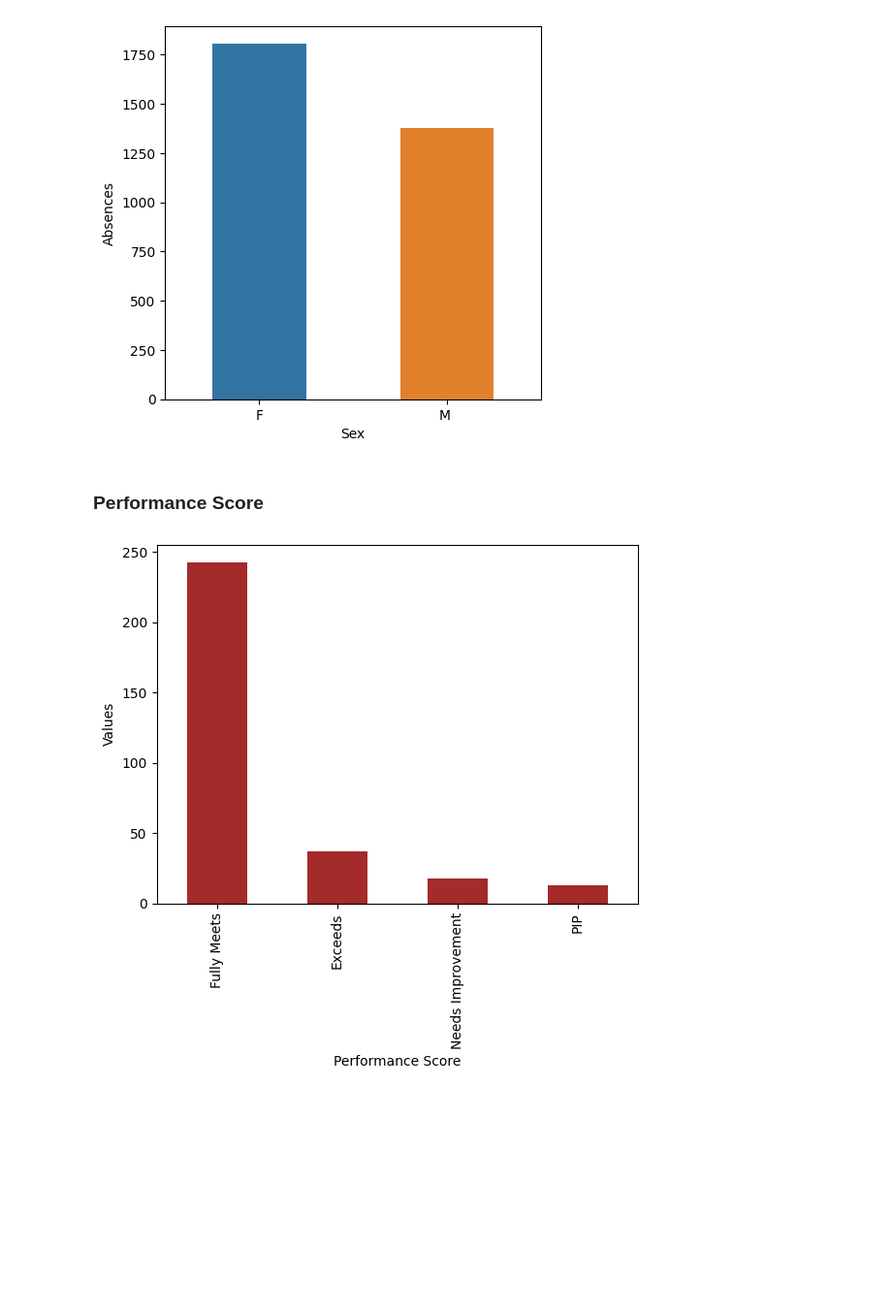
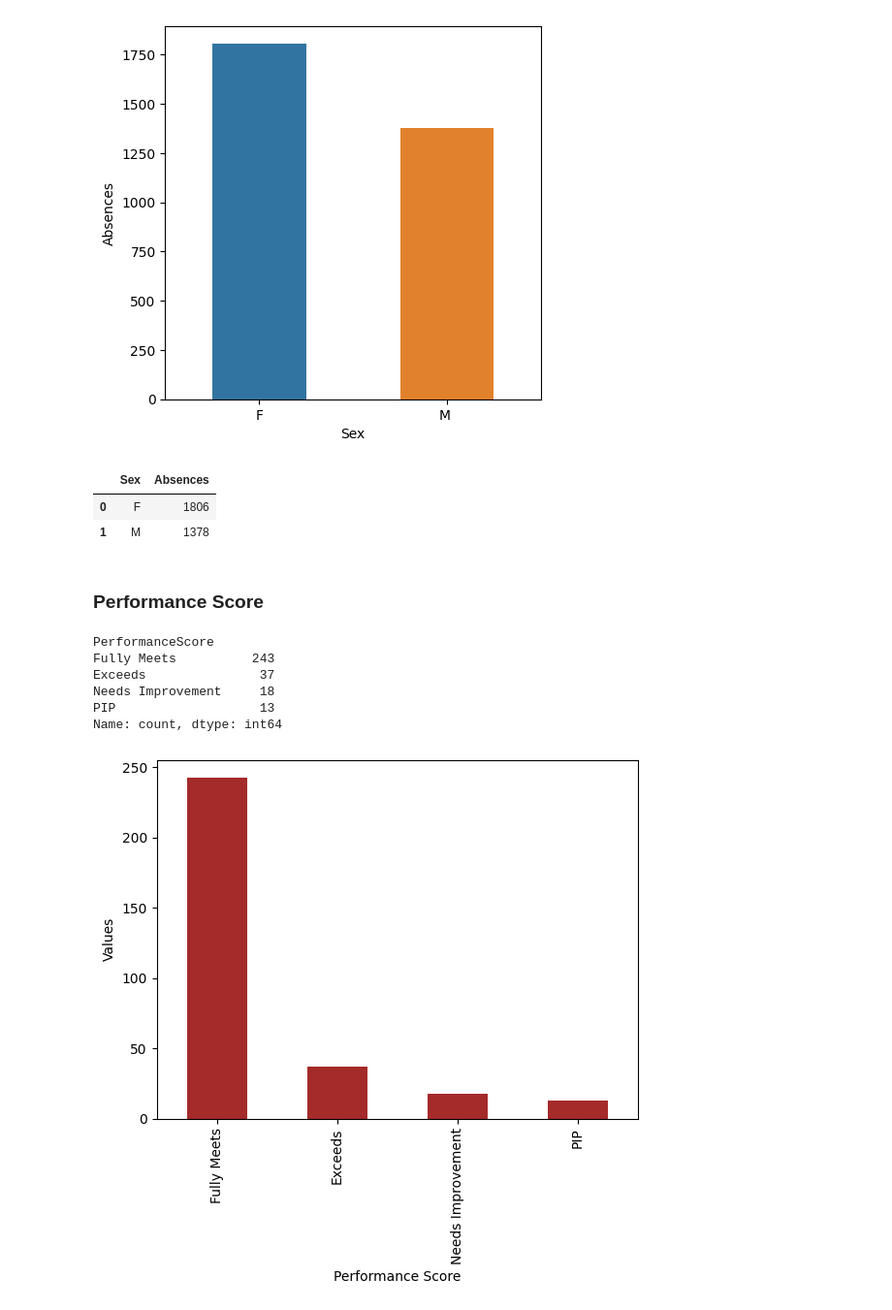
Before and after one commit to Bautistao2/EDA-and-Predictor-for-Probability-of-Worker-termination-, a Jupyter notebook: Worker Performance Score EDA and Model2.1.ipynb, the cells around one changed output. Shown at 97% size. Cells and saved outputs as stored; diff of their text form; code cells hidden in the pictures; blank space fills up the shorter version.

```diff
--- a/Worker Performance Score EDA and Model2.0.ipynb
+++ b/Worker Performance Score EDA and Model2.1.ipynb
@@ -605,8 +627,23 @@ plt.figure(figsize=(5, 5))
 sns.barplot(AbsPrSex, x='Sex', y='Absences', width=0.5);
 # %% [output]
 [figure]
+# %%
+AbsPrSex
+# %% [output]
+|  | Sex | Absences |
+| 0 | F | 1806 |
+| 1 | M | 1378 |
 # %% [markdown]
 ### Performance Score
+# %%
+df.PerformanceScore.value_counts()
+# %% [output]
+PerformanceScore
+Fully Meets          243
+Exceeds               37
+Needs Improvement     18
+PIP                   13
+Name: count, dtype: int64
 # %%
 df.PerformanceScore.value_counts().plot(kind="bar", color = 'brown')
 plt.xlabel('Performance Score')
```
Also changed, not shown: parts of 50 cells of this notebook, 1 other file.
